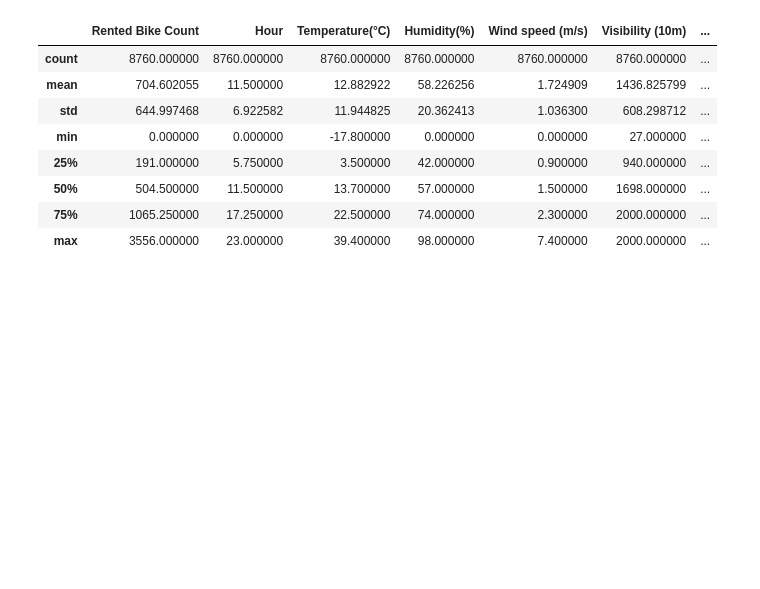
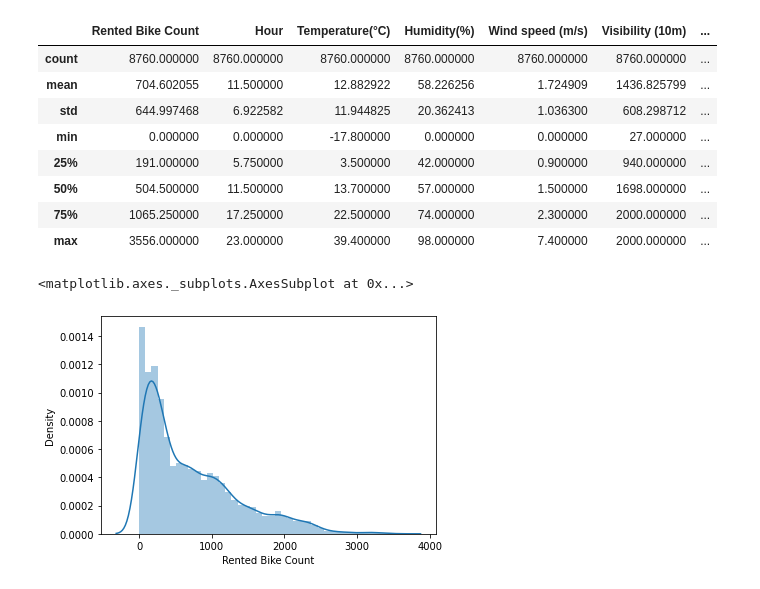
Before and after one commit to AjaharDaroga/Bike_Shearing_Demand_Prediction, a Jupyter notebook: Bike_Sharing_Demand_Prediction.ipynb, the cells around one changed output. Cells and saved outputs as stored; diff of their text form; code cells hidden in the pictures; blank space fills up the shorter version.

```diff
--- a/Bike_Sharing_Demand_Prediction.ipynb
+++ b/Bike_Sharing_Demand_Prediction.ipynb
@@ -134,3 +134,9 @@ df.describe()
 | 50% | 504.500000 | 11.500000 | 13.700000 | 57.000000 | 1.500000 | 1698.000000 | ... |
 | 75% | 1065.250000 | 17.250000 | 22.500000 | 74.000000 | 2.300000 | 2000.000000 | ... |
 | max | 3556.000000 | 23.000000 | 39.400000 | 98.000000 | 7.400000 | 2000.000000 | ... |
+# %%
+#Distribution Plot
+sns.distplot(df['Rented Bike Count'])
+# %% [output]
+<matplotlib.axes._subplots.AxesSubplot at 0x...>
+[figure, added]
```
Also changed, not shown: parts of 28 cells of this notebook.
